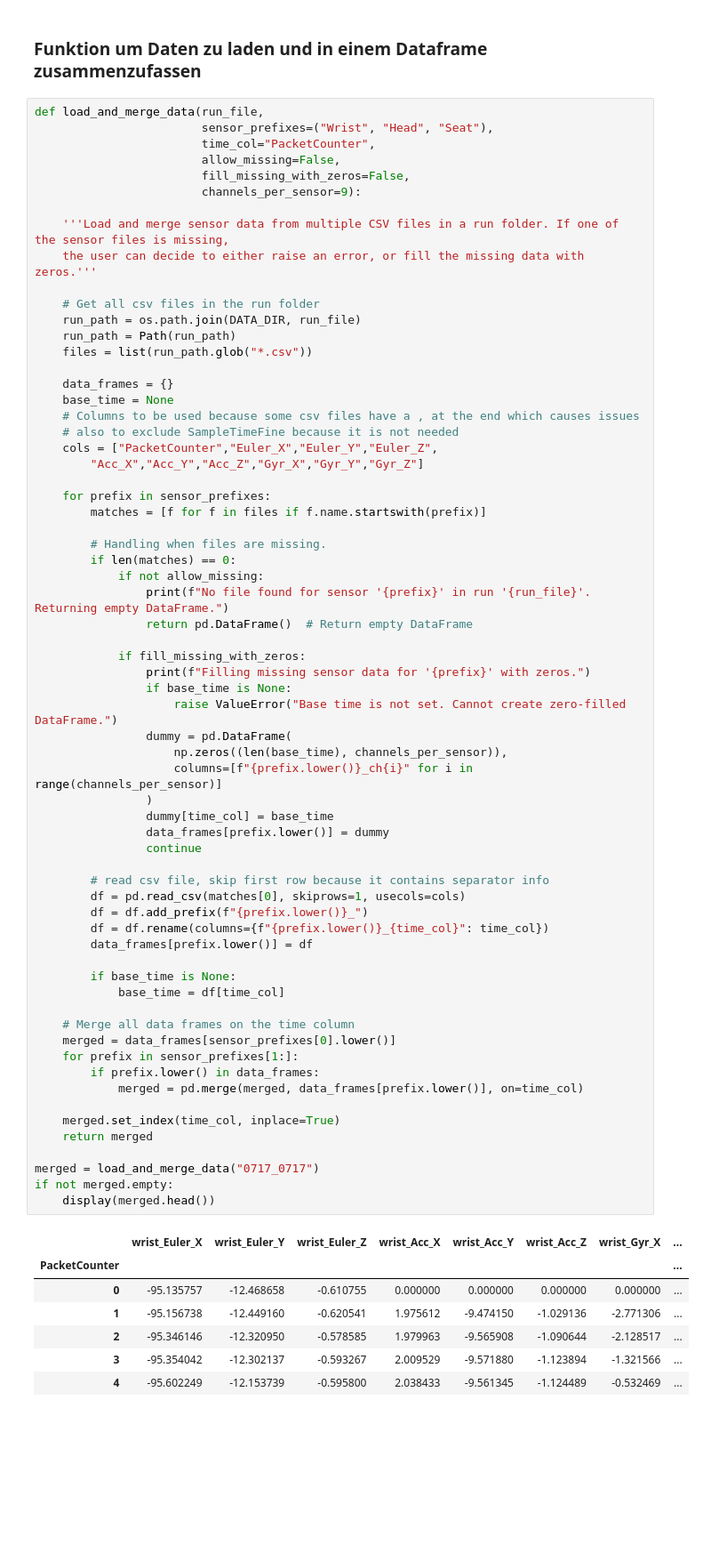
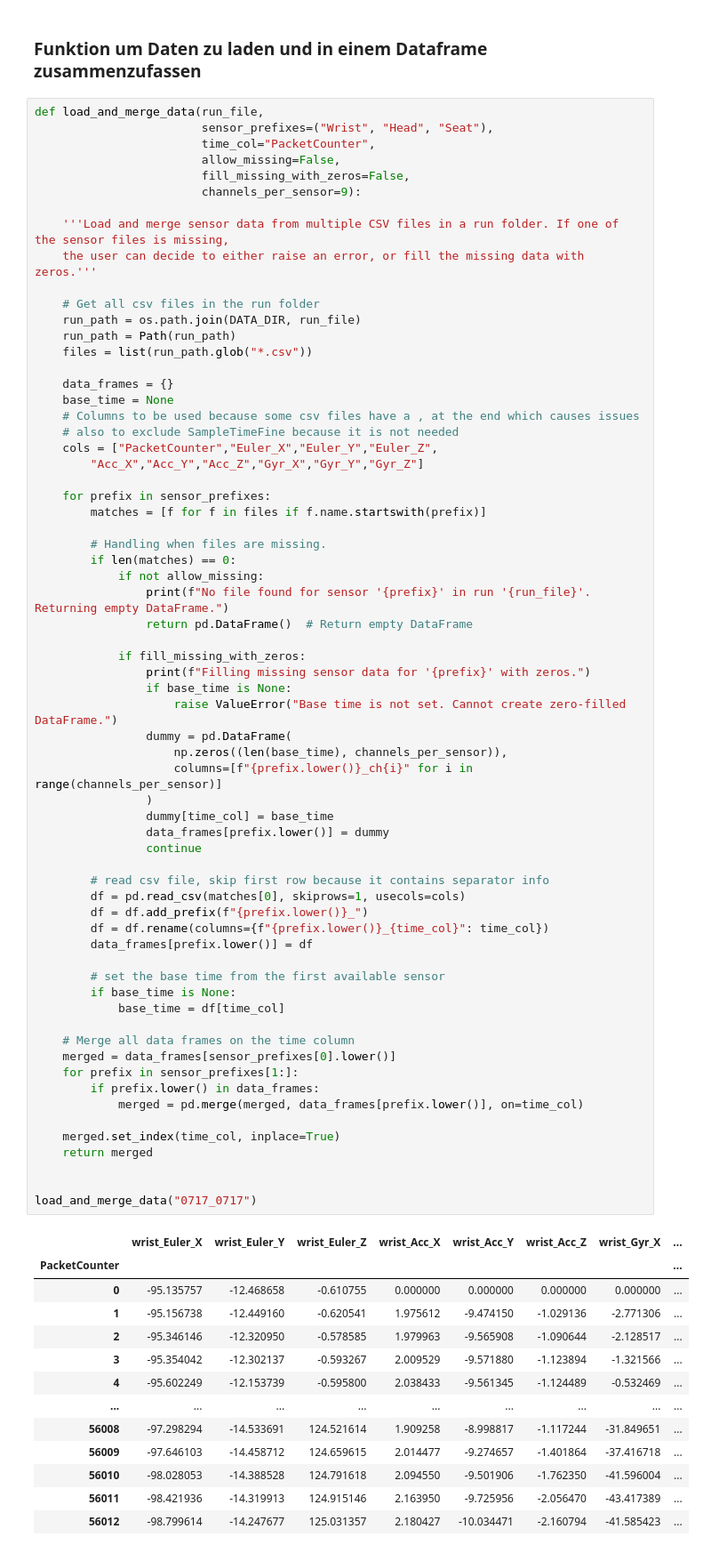
Before and after one commit to corneliusbrandt/ML_highlightvideoerstellung_bachelor, a Jupyter notebook: src/dataset_builder.ipynb, the cells around one changed output. Shown at 89% size. Saved outputs shown, nothing was run; the diff lists cells and outputs as text; blank space fills up the shorter version.

```diff
--- a/src/dataset_builder.ipynb
+++ b/src/dataset_builder.ipynb
@@ -217,33 +222,39 @@ def load_and_merge_data(run_file,
                 dummy[time_col] = base_time
                 data_frames[prefix.lower()] = dummy
                 continue
 
         # read csv file, skip first row because it contains separator info
         df = pd.read_csv(matches[0], skiprows=1, usecols=cols)
         df = df.add_prefix(f"{prefix.lower()}_")
         df = df.rename(columns={f"{prefix.lower()}_{time_col}": time_col})
         data_frames[prefix.lower()] = df
 
+        # set the base time from the first available sensor
         if base_time is None:
             base_time = df[time_col]
 
     # Merge all data frames on the time column
     merged = data_frames[sensor_prefixes[0].lower()]
     for prefix in sensor_prefixes[1:]:
         if prefix.lower() in data_frames:
             merged = pd.merge(merged, data_frames[prefix.lower()], on=time_col)
 
     merged.set_index(time_col, inplace=True)
     return merged
 
-merged = load_and_merge_data("0717_0717")
-if not merged.empty:
-    display(merged.head())
+
+load_and_merge_data("0717_0717")
 # %% [output]
 |  | wrist_Euler_X | wrist_Euler_Y | wrist_Euler_Z | wrist_Acc_X | wrist_Acc_Y | wrist_Acc_Z | wrist_Gyr_X | ... |
 | PacketCounter |  |  |  |  |  |  |  | ... |
 | 0 | -95.135757 | -12.468658 | -0.610755 | 0.000000 | 0.000000 | 0.000000 | 0.000000 | ... |
 | 1 | -95.156738 | -12.449160 | -0.620541 | 1.975612 | -9.474150 | -1.029136 | -2.771306 | ... |
 | 2 | -95.346146 | -12.320950 | -0.578585 | 1.979963 | -9.565908 | -1.090644 | -2.128517 | ... |
 | 3 | -95.354042 | -12.302137 | -0.593267 | 2.009529 | -9.571880 | -1.123894 | -1.321566 | ... |
 | 4 | -95.602249 | -12.153739 | -0.595800 | 2.038433 | -9.561345 | -1.124489 | -0.532469 | ... |
+| ... | ... | ... | ... | ... | ... | ... | ... | ... |
+| 56008 | -97.298294 | -14.533691 | 124.521614 | 1.909258 | -8.998817 | -1.117244 | -31.849651 | ... |
+| 56009 | -97.646103 | -14.458712 | 124.659615 | 2.014477 | -9.274657 | -1.401864 | -37.416718 | ... |
+| 56010 | -98.028053 | -14.388528 | 124.791618 | 2.094550 | -9.501906 | -1.762350 | -41.596004 | ... |
+| 56011 | -98.421936 | -14.319913 | 124.915146 | 2.163950 | -9.725956 | -2.056470 | -43.417389 | ... |
+| 56012 | -98.799614 | -14.247677 | 125.031357 | 2.180427 | -10.034471 | -2.160794 | -41.585423 | ... |
```
Also changed, not shown: parts of 6 cells of this notebook.
